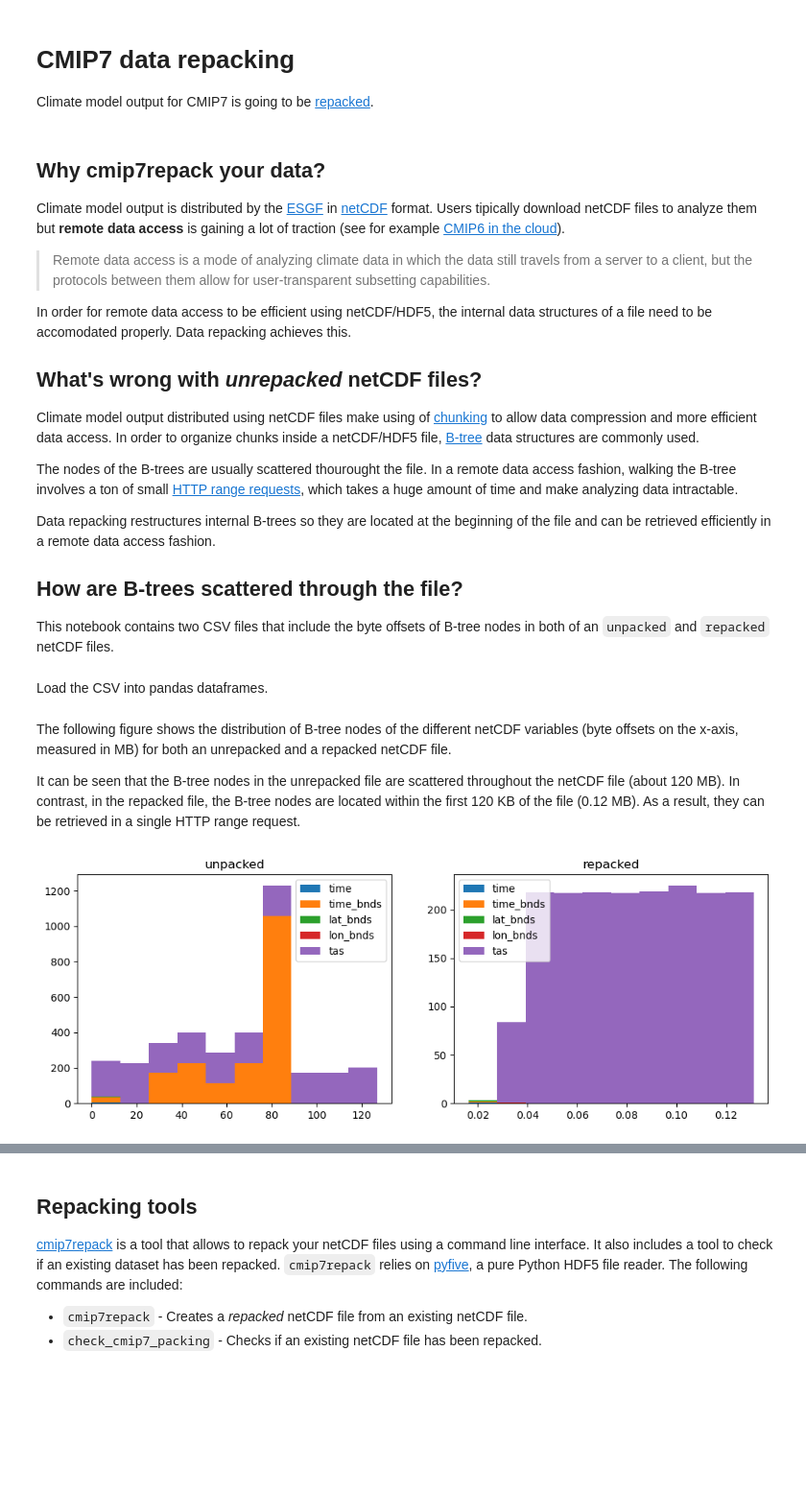
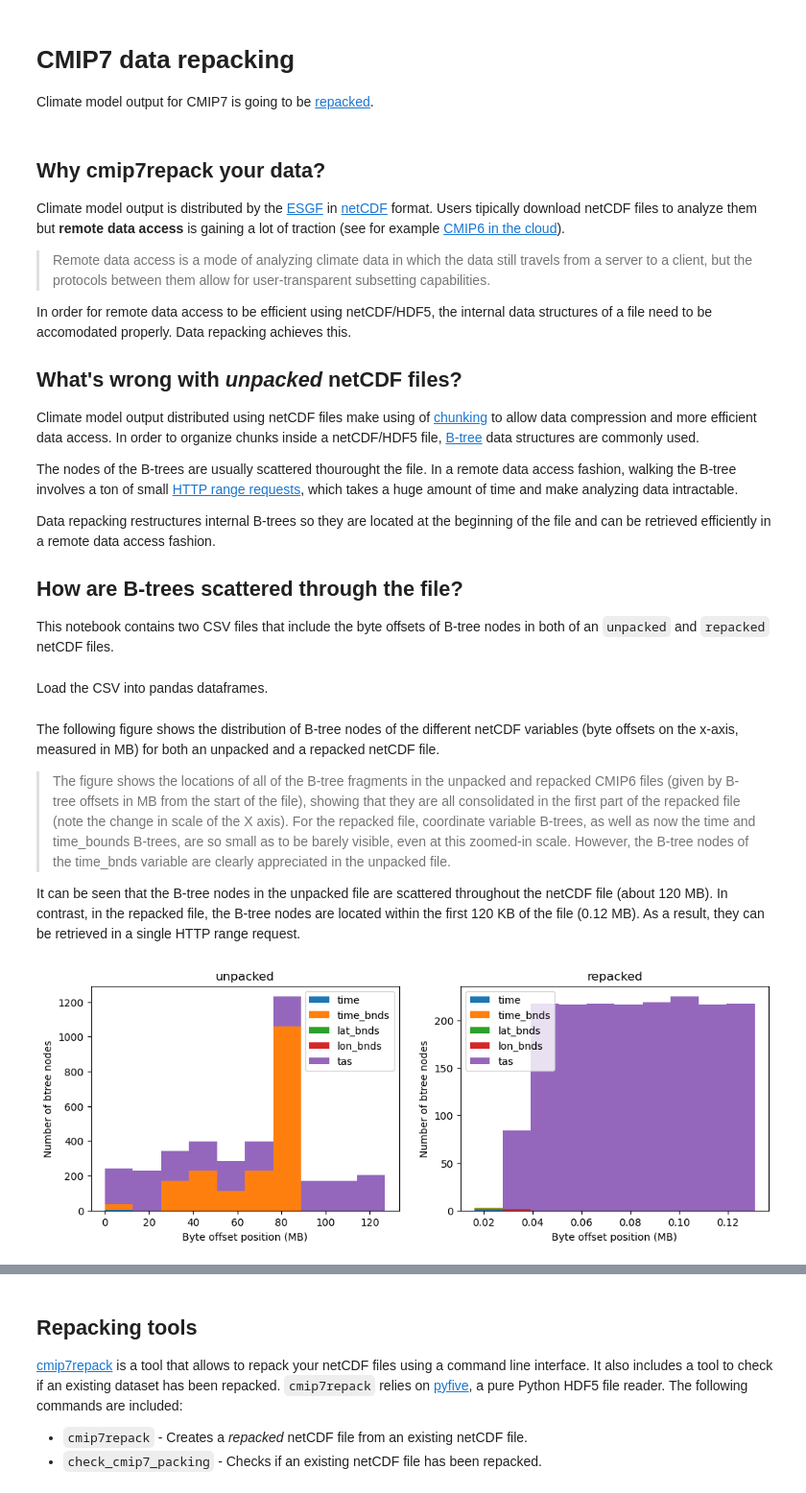
Before and after one commit to zequihg50/cmip7repacking, a Jupyter notebook: cmip7repack.ipynb, the cells around one changed output, grey strips where cells are left out. Shown at 96% size. Cells and saved outputs as stored; diff of their text form; code cells hidden in the pictures; blank space fills up the shorter version.

```diff
--- a/cmip7repack.ipynb
+++ b/cmip7repack.ipynb
@@ -11,7 +11,7 @@ Climate model output is distributed by the [ESGF](https://esgf.github.io/) in [n
 
 In order for remote data access to be efficient using netCDF/HDF5, the internal data structures of a file need to be accomodated properly. Data repacking achieves this.
 
-## What's wrong with *unrepacked* netCDF files?
+## What's wrong with *unpacked* netCDF files?
 
 Climate model output distributed using netCDF files make using of [chunking](https://www.unidata.ucar.edu/blogs/developer/entry/chunking_data_why_it_matters) to allow data compression and more efficient data access. In order to organize chunks inside a netCDF/HDF5 file, [B-tree](https://en.wikipedia.org/wiki/B-tree) data structures are commonly used.
 
@@ -31,20 +31,26 @@ Load the CSV into pandas dataframes.
 df_unpacked = pd.read_csv("unpacked.csv")
 df_repacked = pd.read_csv("repacked.csv")
 # %% [markdown]
-The following figure shows the distribution of B-tree nodes of the different netCDF variables (byte offsets on the x-axis, measured in MB) for both an unrepacked and a repacked netCDF file.
+The following figure shows the distribution of B-tree nodes of the different netCDF variables (byte offsets on the x-axis, measured in MB) for both an unpacked and a repacked netCDF file.
 
-It can be seen that the B-tree nodes in the unrepacked file are scattered throughout the netCDF file (about 120 MB). In contrast, in the repacked file, the B-tree nodes are located within the first 120 KB of the file (0.12 MB). As a result, they can be retrieved in a single HTTP range request.
+> The figure shows the locations of all of the B-tree fragments in the unpacked and repacked CMIP6 files (given by B-tree offsets in MB from the start of the file), showing that they are all consolidated in the first part of the repacked file (note the change in scale of the X axis). For the repacked file, coordinate variable B-trees, as well as now the time and time_bounds B-trees, are so small as to be barely visible, even at this zoomed-in scale. However, the B-tree nodes of the time_bnds variable are clearly appreciated in the unpacked file.
+
+It can be seen that the B-tree nodes in the unpacked file are scattered throughout the netCDF file (about 120 MB). In contrast, in the repacked file, the B-tree nodes are located within the first 120 KB of the file (0.12 MB). As a result, they can be retrieved in a single HTTP range request.
 # %%
 fig, axes = plt.subplots(1, 2, figsize=(12, 4))
 
 axes[0].hist(df_unpacked, stacked=True, label=list(df_unpacked))
 axes[1].hist(df_repacked, stacked=True, label=list(df_unpacked))
 axes[0].set_title("unpacked")
 axes[1].set_title("repacked")
 axes[0].legend()
 axes[1].legend()
+axes[0].set_xlabel("Byte offset position (MB)")
+axes[1].set_xlabel("Byte offset position (MB)")
+axes[0].set_ylabel("Number of btree nodes")
+axes[1].set_ylabel("Number of btree nodes")
 
 plt.show()
 # %% [output]
-[figure, old version]
+[figure, new version]
 # %% [markdown]
```
Also changed, not shown: parts of 2 cells of this notebook.
